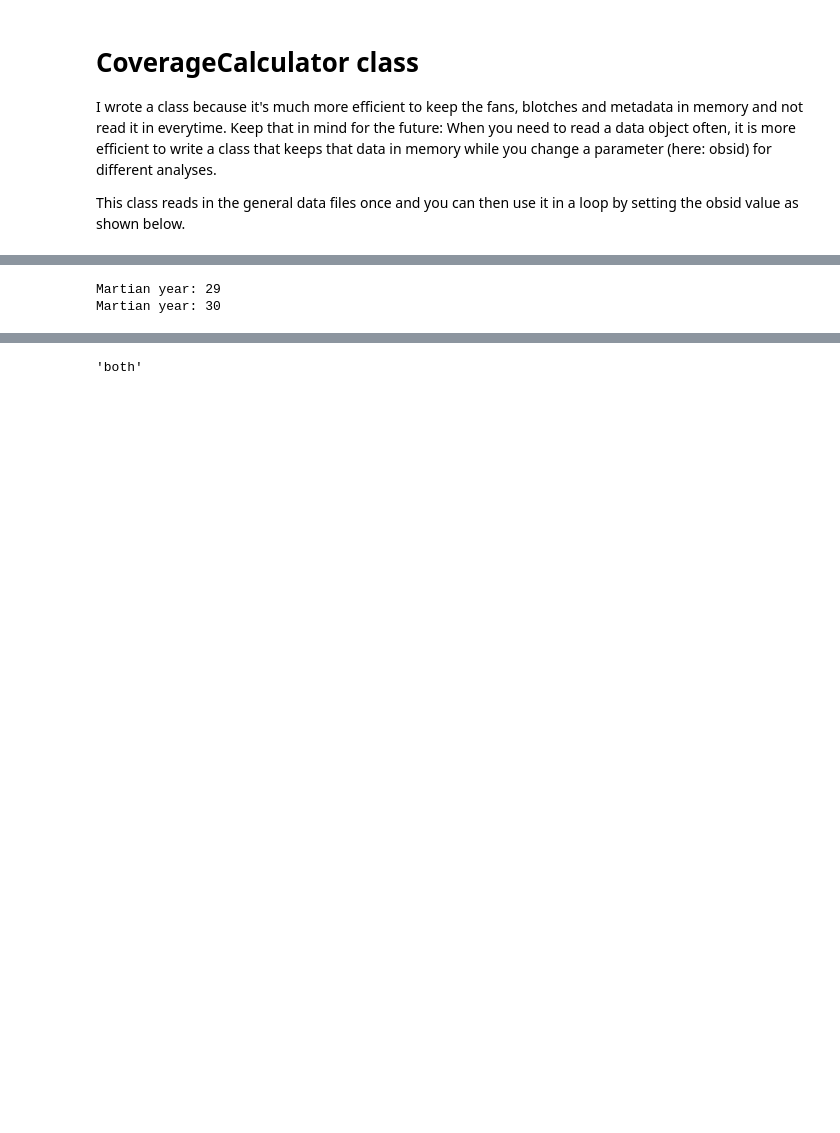
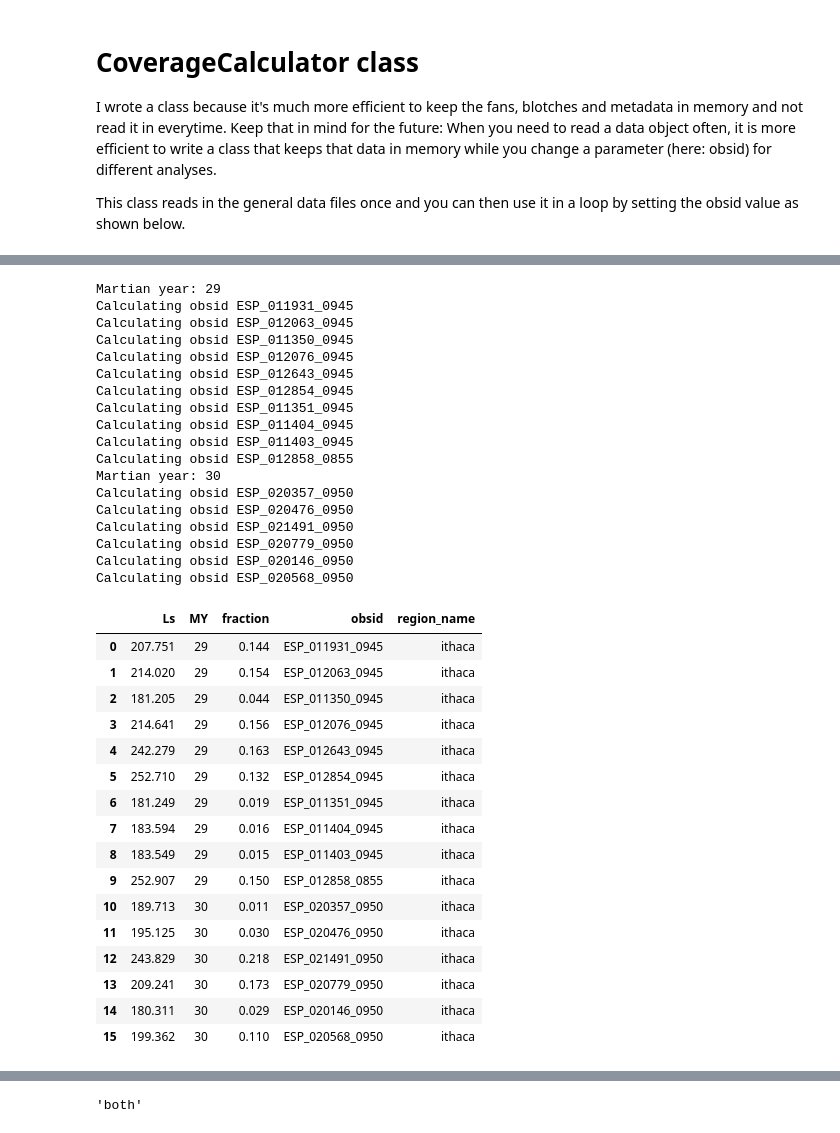
Before and after one commit to zalfalah/Honors, a Jupyter notebook: calculate fractional coverage.ipynb, the cells around one changed output, grey strips where cells are left out. Cells and saved outputs as stored; diff of their text form; code cells hidden in the pictures; blank space fills up the shorter version.

```diff
--- a/calculate fractional coverage.ipynb
+++ b/calculate fractional coverage.ipynb
@@ -57,0 +60,19 @@ Note that obsid must be set to a string value before this works.
+# %%
+def calc_coverage(given_region, which="both"):
+    bucket = []
+    roi = given_region
+    cc.which = which
+    for MY in [29, 30]:
+        print(f"Martian year: {MY}")
+        for obsid in get_obsids_for_region(roi, MY):
+            print(f"Calculating obsid {obsid}")
+            d = {}
+            d["obsid"] = obsid
+            d["MY"] = MY
+            cc.obsid = obsid
+            d["fraction"] = cc.covered_fraction
+            d["Ls"] = cc.Ls
+            bucket.append(d)
+    results = pd.DataFrame(bucket)
+    results["region_name"] = given_region
+    return results
@@ -58,6 +100,39 @@ Note that obsid must be set to a string value before this works.
 # %%
-calc_coverage("ithaca")
+calc_coverage("ithaca", which="blotches")
 # %% [output]
 Martian year: 29
+Calculating obsid ESP_011931_0945
+Calculating obsid ESP_012063_0945
+Calculating obsid ESP_011350_0945
+Calculating obsid ESP_012076_0945
+Calculating obsid ESP_012643_0945
+Calculating obsid ESP_012854_0945
+Calculating obsid ESP_011351_0945
+Calculating obsid ESP_011404_0945
+Calculating obsid ESP_011403_0945
+Calculating obsid ESP_012858_0855
 Martian year: 30
+Calculating obsid ESP_020357_0950
+Calculating obsid ESP_020476_0950
+Calculating obsid ESP_021491_0950
+Calculating obsid ESP_020779_0950
+Calculating obsid ESP_020146_0950
+Calculating obsid ESP_020568_0950
+|  | Ls | MY | fraction | obsid | region_name |
+| 0 | 207.751 | 29 | 0.144 | ESP_011931_0945 | ithaca |
+| 1 | 214.020 | 29 | 0.154 | ESP_012063_0945 | ithaca |
+| 2 | 181.205 | 29 | 0.044 | ESP_011350_0945 | ithaca |
+| 3 | 214.641 | 29 | 0.156 | ESP_012076_0945 | ithaca |
+| 4 | 242.279 | 29 | 0.163 | ESP_012643_0945 | ithaca |
+| 5 | 252.710 | 29 | 0.132 | ESP_012854_0945 | ithaca |
+| 6 | 181.249 | 29 | 0.019 | ESP_011351_0945 | ithaca |
+| 7 | 183.594 | 29 | 0.016 | ESP_011404_0945 | ithaca |
+| 8 | 183.549 | 29 | 0.015 | ESP_011403_0945 | ithaca |
+| 9 | 252.907 | 29 | 0.150 | ESP_012858_0855 | ithaca |
+| 10 | 189.713 | 30 | 0.011 | ESP_020357_0950 | ithaca |
+| 11 | 195.125 | 30 | 0.030 | ESP_020476_0950 | ithaca |
+| 12 | 243.829 | 30 | 0.218 | ESP_021491_0950 | ithaca |
+| 13 | 209.241 | 30 | 0.173 | ESP_020779_0950 | ithaca |
+| 14 | 180.311 | 30 | 0.029 | ESP_020146_0950 | ithaca |
+| 15 | 199.362 | 30 | 0.110 | ESP_020568_0950 | ithaca |
 [interactive output not drawn]
```
Also changed, not shown: parts of 19 cells of this notebook.
